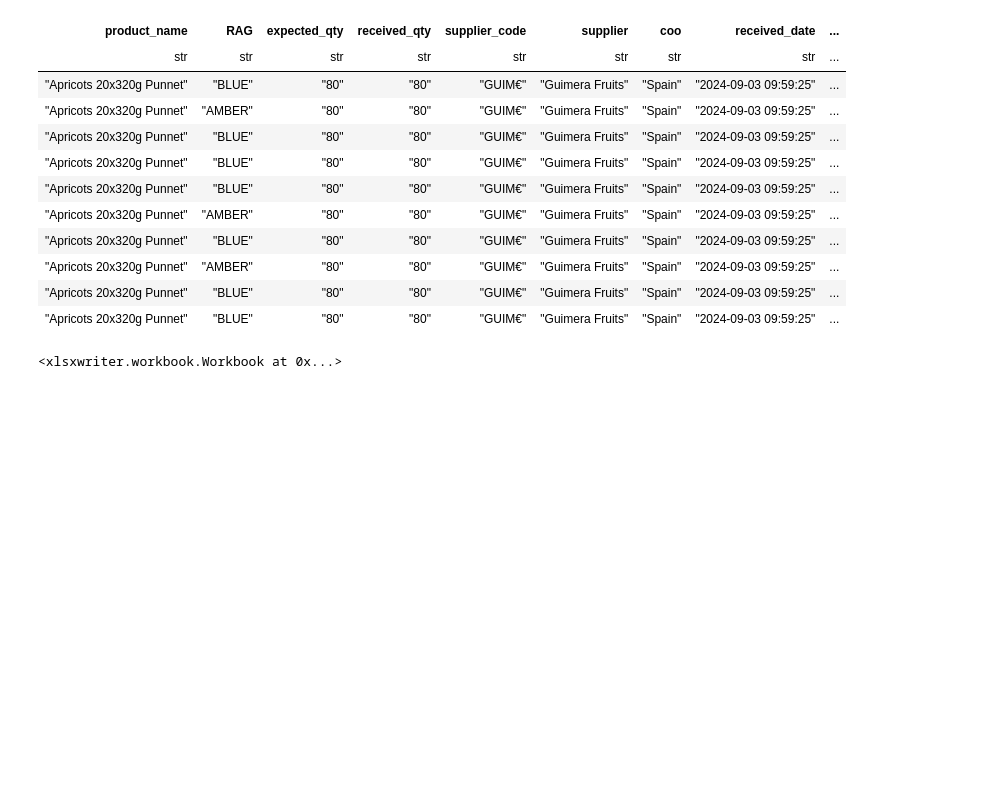
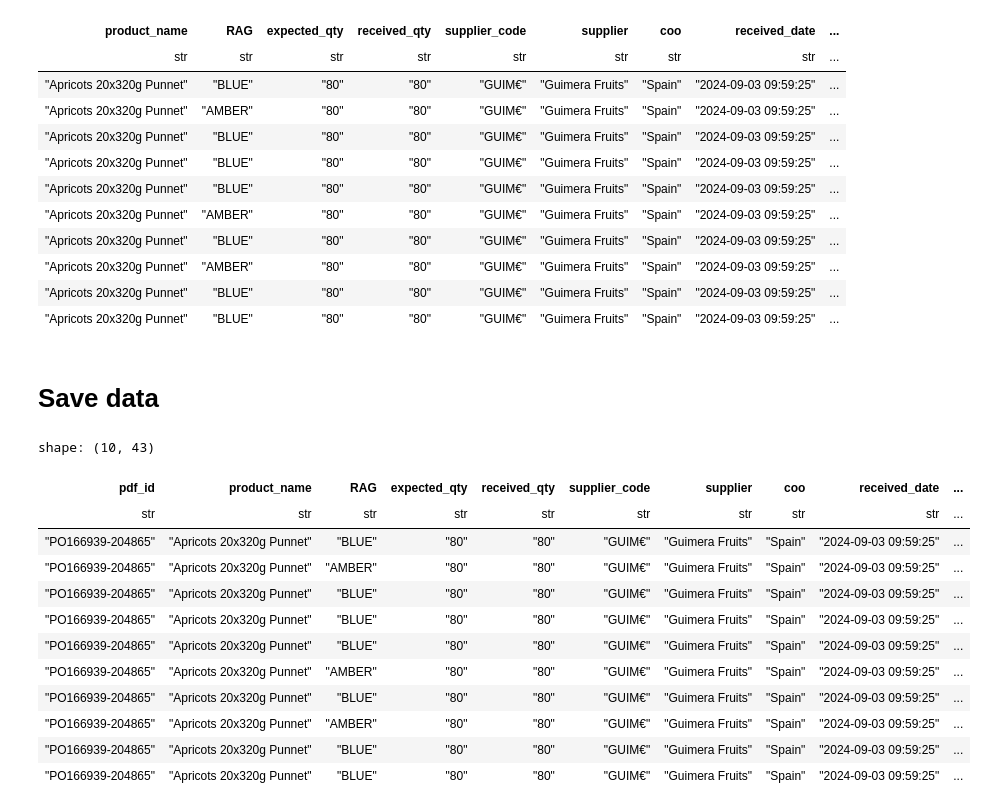
Before and after one commit to Ravikumarchavva/local_ocr, a Jupyter notebook: notebooks/api_sample.ipynb, the cells around one changed output. Cells and saved outputs as stored; diff of their text form; code cells hidden in the pictures; blank space fills up the shorter version.

```diff
--- a/notebooks/api_sample.ipynb
+++ b/notebooks/api_sample.ipynb
@@ -106,7 +106,23 @@ shape: (10, 43)
 | "Apricots 20x320g Punnet" | "BLUE" | "80" | "80" | "GUIM€" | "Guimera Fruits" | "Spain" | "2024-09-03 09:59:25" | ... |
 # %%
 excel_folder = os.path.join(DATA_DIR, 'qc_data', 'qc_reports_output', pdf, 'excel')
-# %%
-data.write_excel(f"{excel_folder}/data.xlsx")
-# %% [output]
-<xlsxwriter.workbook.Workbook at 0x...>
+# %% [markdown]
+# Save data
+# %%
+data = data.with_columns(pl.lit(pdf, pl.String).alias("pdf_id")).select(["pdf_id"] + data.columns[:-1])
+data.write_excel(f"{excel_folder}/data.xlsx")
+data
+# %% [output]
+shape: (10, 43)
+| pdf_id | product_name | RAG | expected_qty | received_qty | supplier_code | supplier | coo | received_date | ... |
+| str | str | str | str | str | str | str | str | str | ... |
+| "PO166939-204865" | "Apricots 20x320g Punnet" | "BLUE" | "80" | "80" | "GUIM€" | "Guimera Fruits" | "Spain" | "2024-09-03 09:59:25" | ... |
+| "PO166939-204865" | "Apricots 20x320g Punnet" | "AMBER" | "80" | "80" | "GUIM€" | "Guimera Fruits" | "Spain" | "2024-09-03 09:59:25" | ... |
+| "PO166939-204865" | "Apricots 20x320g Punnet" | "BLUE" | "80" | "80" | "GUIM€" | "Guimera Fruits" | "Spain" | "2024-09-03 09:59:25" | ... |
+| "PO166939-204865" | "Apricots 20x320g Punnet" | "BLUE" | "80" | "80" | "GUIM€" | "Guimera Fruits" | "Spain" | "2024-09-03 09:59:25" | ... |
+| "PO166939-204865" | "Apricots 20x320g Punnet" | "BLUE" | "80" | "80" | "GUIM€" | "Guimera Fruits" | "Spain" | "2024-09-03 09:59:25" | ... |
+| "PO166939-204865" | "Apricots 20x320g Punnet" | "AMBER" | "80" | "80" | "GUIM€" | "Guimera Fruits" | "Spain" | "2024-09-03 09:59:25" | ... |
+| "PO166939-204865" | "Apricots 20x320g Punnet" | "BLUE" | "80" | "80" | "GUIM€" | "Guimera Fruits" | "Spain" | "2024-09-03 09:59:25" | ... |
+| "PO166939-204865" | "Apricots 20x320g Punnet" | "AMBER" | "80" | "80" | "GUIM€" | "Guimera Fruits" | "Spain" | "2024-09-03 09:59:25" | ... |
+| "PO166939-204865" | "Apricots 20x320g Punnet" | "BLUE" | "80" | "80" | "GUIM€" | "Guimera Fruits" | "Spain" | "2024-09-03 09:59:25" | ... |
+| "PO166939-204865" | "Apricots 20x320g Punnet" | "BLUE" | "80" | "80" | "GUIM€" | "Guimera Fruits" | "Spain" | "2024-09-03 09:59:25" | ... |
```
Also changed, not shown: 1 other file.
